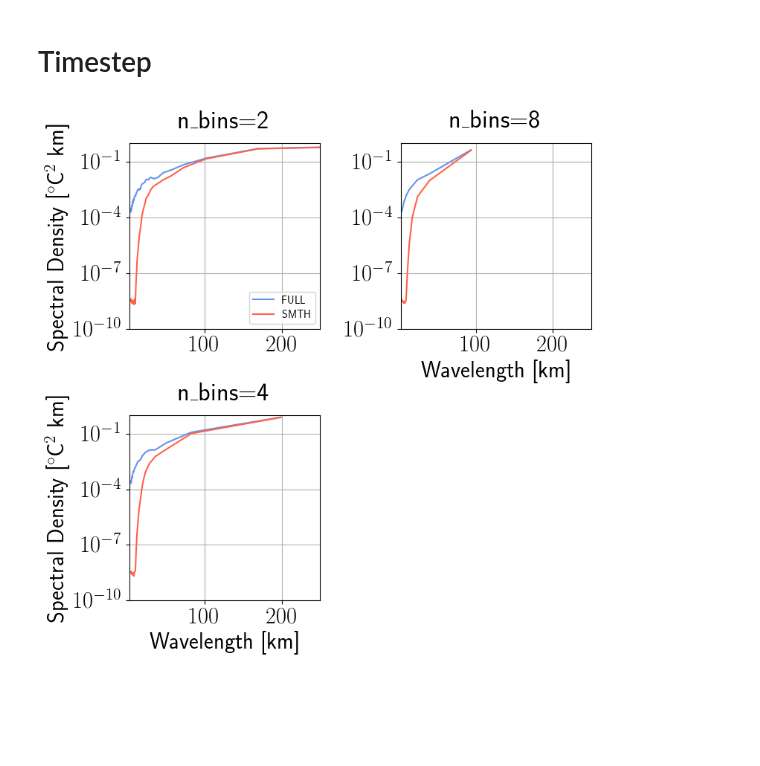
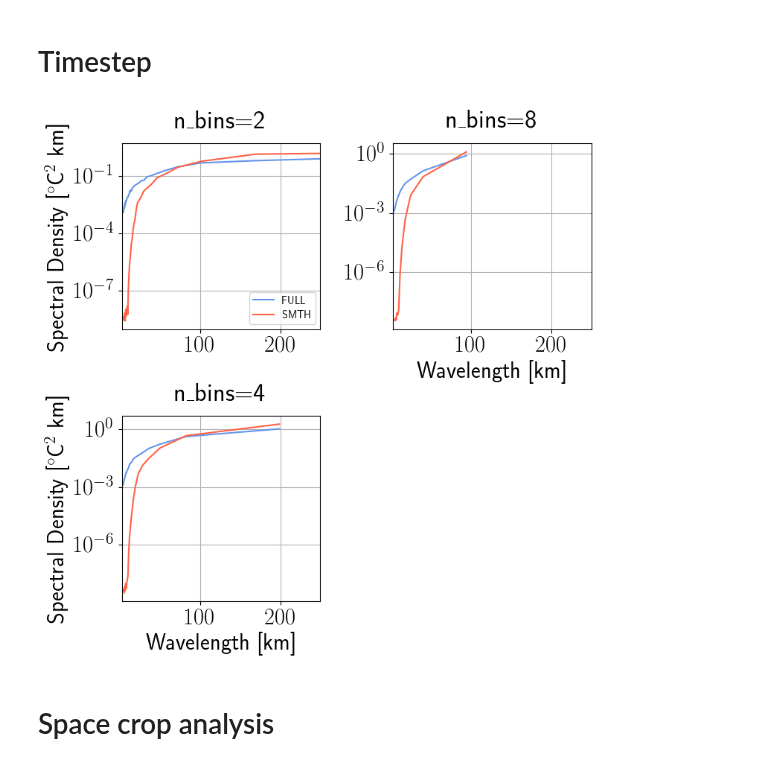
Before and after one commit to igoruchoa/FeedbackSubmeso, a Jupyter notebook: 2_CROCO/extras/random_spectra.ipynb, the cells around one changed output. Cells and saved outputs as stored; diff of their text form; code cells hidden in the pictures; blank space fills up the shorter version.

```diff
--- a/2_CROCO/extras/random_spectra.ipynb
+++ b/2_CROCO/extras/random_spectra.ipynb
@@ -373,7 +373,7 @@ plt.savefig('/homes/metogra/iufarias/Documents/figures/2_CROCO/random_spectra/ov
 # %% [markdown]
 # Timestep
 # %%
-iddx=0
+iddx=2380
 
 plt.figure(figsize=(8,8))
 plt.subplot(2,2,1)
@@ -382,7 +382,7 @@ plt.plot(1/(SST_full_spec_2.freq_r/2),SST_full_spec_2[iddx]/2,label='FULL',color
 plt.plot(1/(SST_full_spec_2.freq_r/2),SST_smth_spec_2[iddx]/2,label='SMTH',color='tomato')
 # plt.plot(1/(SST_full_spec_2.freq_r/2),diff_SST_spectra_2[iddx]/2,label=r'$\Delta$',color='purple')
 plt.xlim(2.5,250)
-plt.ylim(1e-10,1)
+# plt.ylim(1e-10,1)
 
 
 
@@ -408,7 +408,7 @@ plt.plot(1/(SST_full_spec_4.freq_r/2),SST_full_spec_4[iddx]/2,label='FULL',color
 plt.plot(1/(SST_smth_spec_4.freq_r/2),SST_smth_spec_4[iddx]/2,label='SMTH',color='tomato')
 # plt.plot(1/(SST_full_spec_4.freq_r/2),diff_SST_spectra_4[iddx]/2*1000,label=r'$\Delta$',color='purple')
 plt.xlim(2.5,250)
-plt.ylim(1e-10,1)
+# plt.ylim(1e-10,1)
 
 
 
@@ -418,32 +418,35 @@ plt.title(r'n_bins=4 ',fontsize=25,y=1.05)
 plt.ylabel(r'Spectral Density [$^{\circ}$C$^2$ km]',fontweight='bold')
 
 plt.xlabel(r'Wavelength  [km]',fontweight='bold')
 plt.grid()
 
 
 
 
 plt.subplot(2,2,2)
 plt.plot(1/(SST_full_spec_8.freq_r/2),SST_full_spec_8[iddx]/2,linestyle='-',label='FULL',color='cornflowerblue')
 plt.plot(1/(SST_smth_spec_8.freq_r/2),SST_smth_spec_8[iddx]/2,linestyle='-',label='SMTH',color='tomato')
 # plt.plot(1/(SST_full_spec_8.freq_r/2),diff_SST_spectra_8[iddx]/2*1000,label=r'$\Delta$',color='purple')
 
 plt.xlim(2.5,250)
-plt.ylim(1e-10,1)
+# plt.ylim(1e-10,1)
 
 
 # plt.xscale('log')
 plt.yscale('log')
 plt.title(r'n_bins=8 ',fontsize=25,y=1.05)
 # plt.ylabel(r'Spectral Density [$^{\circ}$C$^2$ km]',fontweight='bold')
 
 plt.xlabel(r'Wavelength  [km]',fontweight='bold')
 
 plt.grid()
 
 
 plt.tight_layout()
 
 plt.savefig('/homes/metogra/iufarias/Documents/figures/2_CROCO/random_spectra/bin_difference_spectra_timestep_{0}_2.png'.format(iddx))
+#
 # %% [output]
-[figure, old version]
+[figure, new version]
+# %% [markdown]
+# Space crop analysis
```
Also changed, not shown: parts of 12 cells of this notebook.
